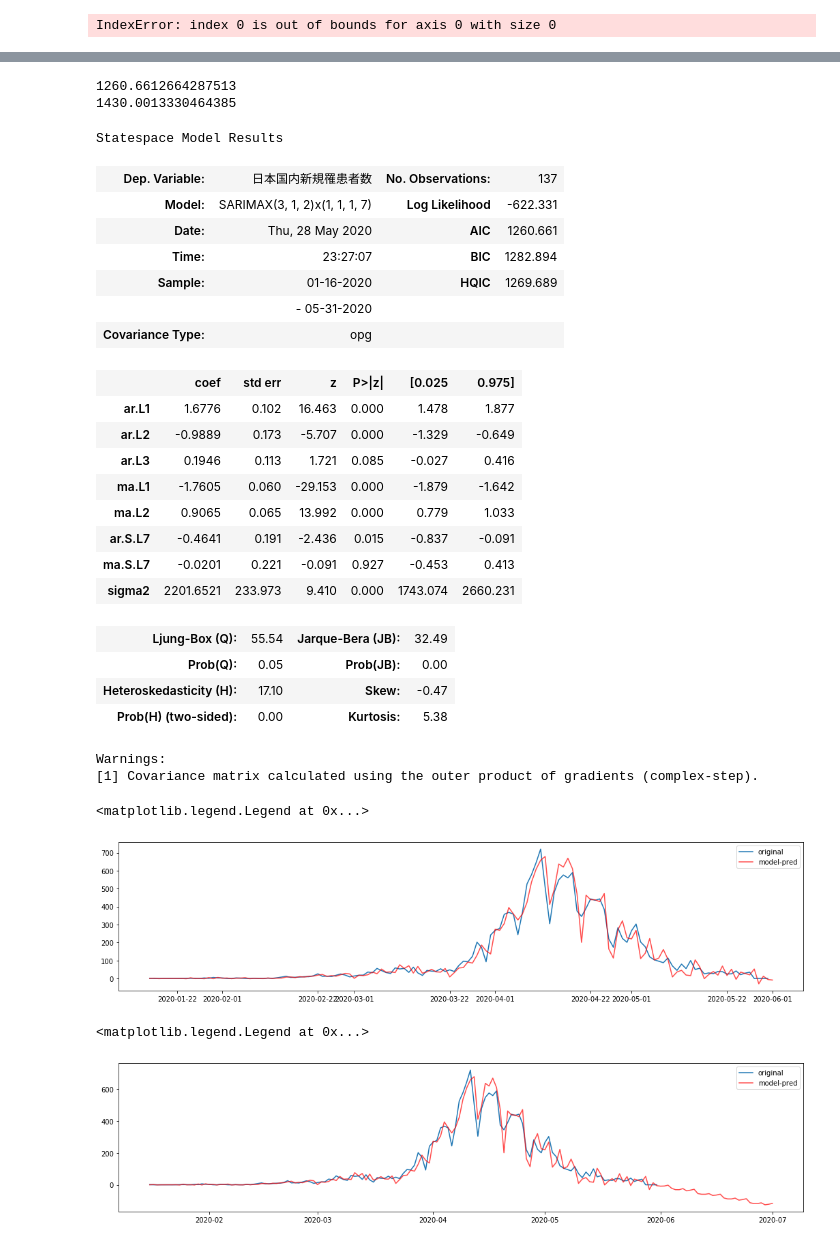
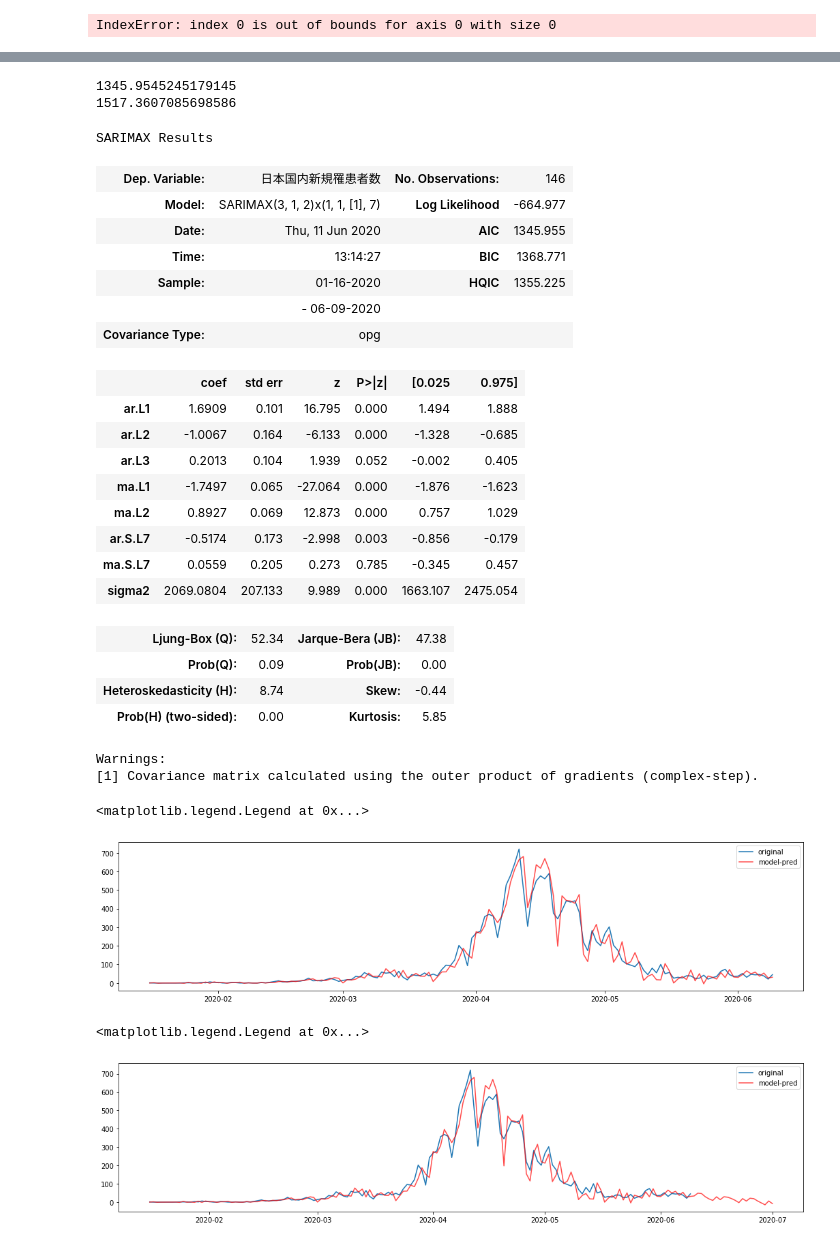
Before and after one commit to e185725/aaa, a Jupyter notebook: covid-199.ipynb, the cells around one changed output, grey strips where cells are left out. Cells and saved outputs as stored; diff of their text form; code cells hidden in the pictures.

```diff
--- a/covid-199.ipynb
+++ b/covid-199.ipynb
@@ -4,7 +4,7 @@ import matplotlib.pyplot as plt
 import datetime
 %matplotlib inline
 # %%
-dataset = pd.read_csv("covid-19.csv")
+dataset = pd.read_csv("covid19.csv")
 # %%
 data_name = dataset.columns
 # %%
@@ -281,43 +282,43 @@ plt.tight_layout() # グラフ間スキマ調整
 print(sarimax.aic) # 季節調整あり -> 914
 print(sarimax_noseasonal.aic) # 季節調整なし -> 1352
 # %% [output]
-1260.6612664287513
-1430.0013330464385
+1345.9545245179145
+1517.3607085698586
 # %%
 sarimax.summary()
 # %% [output]
-Statespace Model Results
+SARIMAX Results
-| Dep. Variable: | 日本国内新規罹患者数 | No. Observations: | 137 |
-| Model: | SARIMAX(3, 1, 2)x(1, 1, 1, 7) | Log Likelihood | -622.331 |
-| Date: | Thu, 28 May 2020 | AIC | 1260.661 |
-| Time: | 23:27:07 | BIC | 1282.894 |
-| Sample: | 01-16-2020 | HQIC | 1269.689 |
-|  | - 05-31-2020 |  |  |
+| Dep. Variable: | 日本国内新規罹患者数 | No. Observations: | 146 |
+| Model: | SARIMAX(3, 1, 2)x(1, 1, [1], 7) | Log Likelihood | -664.977 |
+| Date: | Thu, 11 Jun 2020 | AIC | 1345.955 |
+| Time: | 13:14:27 | BIC | 1368.771 |
+| Sample: | 01-16-2020 | HQIC | 1355.225 |
+|  | - 06-09-2020 |  |  |
 | Covariance Type: | opg |  |  |
 |  | coef | std err | z | P>|z| | [0.025 | 0.975] |
-| ar.L1 | 1.6776 | 0.102 | 16.463 | 0.000 | 1.478 | 1.877 |
-| ar.L2 | -0.9889 | 0.173 | -5.707 | 0.000 | -1.329 | -0.649 |
-| ar.L3 | 0.1946 | 0.113 | 1.721 | 0.085 | -0.027 | 0.416 |
-| ma.L1 | -1.7605 | 0.060 | -29.153 | 0.000 | -1.879 | -1.642 |
-| ma.L2 | 0.9065 | 0.065 | 13.992 | 0.000 | 0.779 | 1.033 |
-| ar.S.L7 | -0.4641 | 0.191 | -2.436 | 0.015 | -0.837 | -0.091 |
-| ma.S.L7 | -0.0201 | 0.221 | -0.091 | 0.927 | -0.453 | 0.413 |
-| sigma2 | 2201.6521 | 233.973 | 9.410 | 0.000 | 1743.074 | 2660.231 |
+| ar.L1 | 1.6909 | 0.101 | 16.795 | 0.000 | 1.494 | 1.888 |
+| ar.L2 | -1.0067 | 0.164 | -6.133 | 0.000 | -1.328 | -0.685 |
+| ar.L3 | 0.2013 | 0.104 | 1.939 | 0.052 | -0.002 | 0.405 |
+| ma.L1 | -1.7497 | 0.065 | -27.064 | 0.000 | -1.876 | -1.623 |
+| ma.L2 | 0.8927 | 0.069 | 12.873 | 0.000 | 0.757 | 1.029 |
+| ar.S.L7 | -0.5174 | 0.173 | -2.998 | 0.003 | -0.856 | -0.179 |
+| ma.S.L7 | 0.0559 | 0.205 | 0.273 | 0.785 | -0.345 | 0.457 |
+| sigma2 | 2069.0804 | 207.133 | 9.989 | 0.000 | 1663.107 | 2475.054 |
-| Ljung-Box (Q): | 55.54 | Jarque-Bera (JB): | 32.49 |
-| Prob(Q): | 0.05 | Prob(JB): | 0.00 |
-| Heteroskedasticity (H): | 17.10 | Skew: | -0.47 |
-| Prob(H) (two-sided): | 0.00 | Kurtosis: | 5.38 |
+| Ljung-Box (Q): | 52.34 | Jarque-Bera (JB): | 47.38 |
+| Prob(Q): | 0.09 | Prob(JB): | 0.00 |
+| Heteroskedasticity (H): | 8.74 | Skew: | -0.44 |
+| Prob(H) (two-sided): | 0.00 | Kurtosis: | 5.85 |
 Warnings:
 [1] Covariance matrix calculated using the outer product of gradients (complex-step).
 # %%
-sarimax_pred = sarimax.predict('2020-01-16', '2020-06-01')
+sarimax_pred = sarimax.predict('2020-01-16', '2020-06-09')
 plt.figure(figsize=(18, 4))
 plt.plot(kansensya,label = "original")
 plt.plot(sarimax_pred, c="r", label = "model-pred",alpha = 0.7)
 plt.legend(loc="best")
 # %% [output]
 <matplotlib.legend.Legend at 0x...>
-[figure, old version]
+[figure, new version]
 # %%
 sarimax_pred = sarimax.predict('2020-01-16', '2020-07-01')
 plt.figure(figsize=(18, 4))
@@ -326,7 +327,7 @@ plt.plot(sarimax_pred, c="r", label = "model-pred",alpha = 0.7)
 plt.legend(loc="best")
 # %% [output]
 <matplotlib.legend.Legend at 0x...>
-[figure, old version]
+[figure, new version]
 # %%
 warnings.filterwarnings('ignore') # 警告非表示（収束：ConvergenceWarning）
 
```
Also changed, not shown: parts of 27 cells of this notebook, 3 other files.
